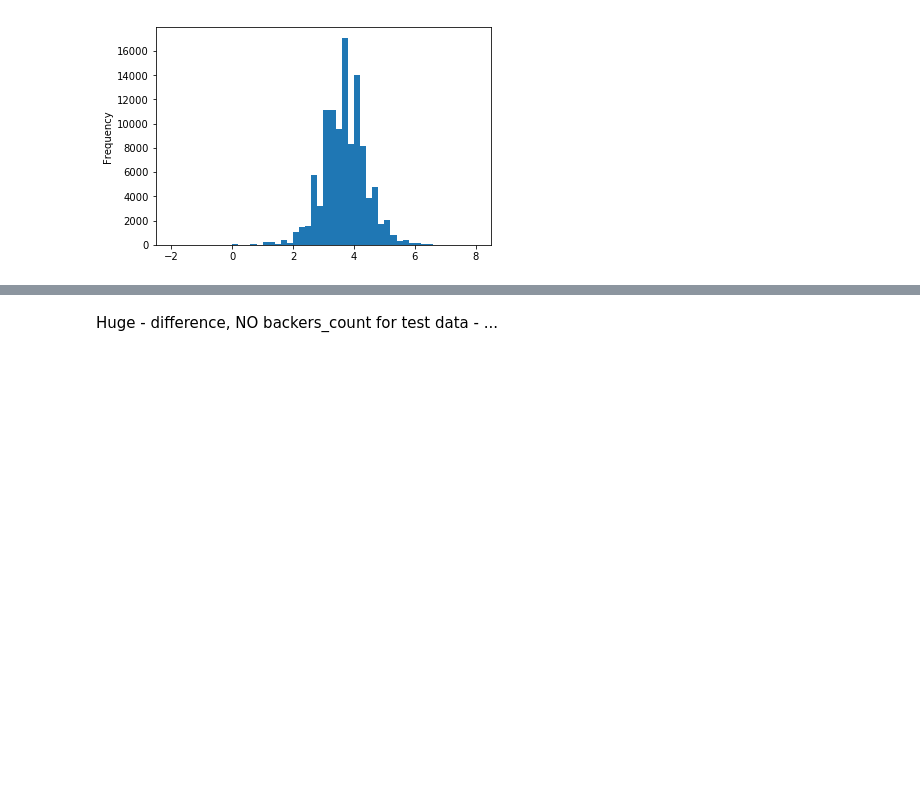
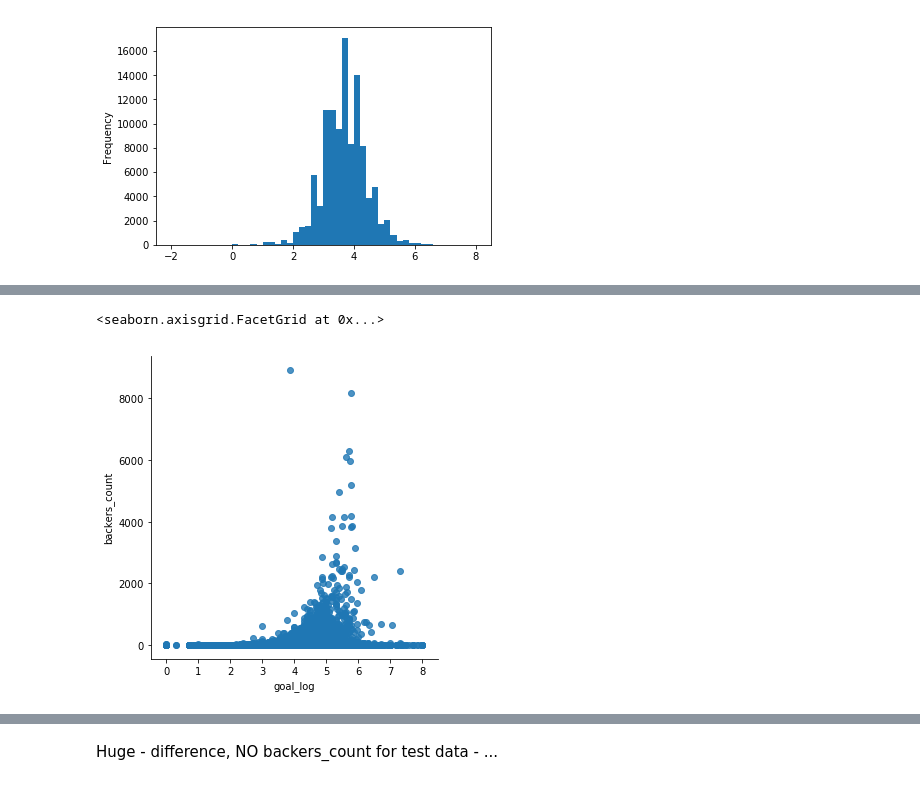
Before and after one commit to nabeelahmed/kickstarter_funding, a Jupyter notebook: kickstarter_dataset.ipynb, the cells around one changed output, grey strips where cells are left out. Cells and saved outputs as stored; diff of their text form; code cells hidden in the pictures; blank space fills up the shorter version.

```diff
--- a/kickstarter_dataset.ipynb
+++ b/kickstarter_dataset.ipynb
@@ -283,4 +283,7 @@ train_data.backers_count[train_data.final_status == 0].mean()  # average backers
 # Choosing the right features play a vital role in building a sound anomaly detection system - that is, features portraying a Gaussian distribution are a good selection.
 # %% [markdown]
 For non-Gaussian features, perform some transformation (log transform; square root; power transform), it may come up as a bell-curve distribution
+# %%
+train_data.drop('goal_log', axis=1, inplace=True)  # without inplae=True didn't drop it permanently
+train_data.insert(5, 'goal_log', 0.0)
 # %%
@@ -300,0 +308,6 @@ sns.lmplot(x = 'goal_log', y = 'backers_count', col ='final_status', data = trai
+# %%
+# scatter plot for failed projects - using log 10 of goal
+sns.lmplot(x = 'goal_log', y = 'backers_count', data = train_data[train_data.final_status==0], fit_reg = False)
+# %% [output]
+<seaborn.axisgrid.FacetGrid at 0x...>
+[figure, added]
```
Also changed, not shown: parts of 5 cells of this notebook, 4 other files.
